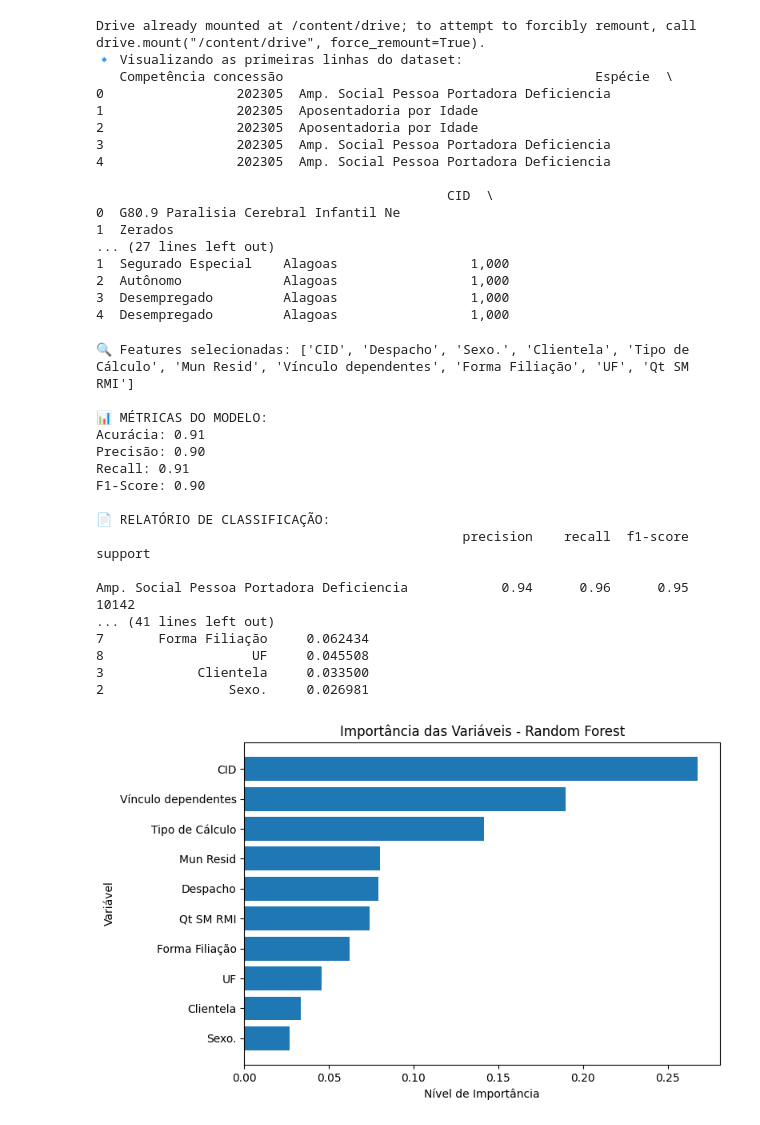
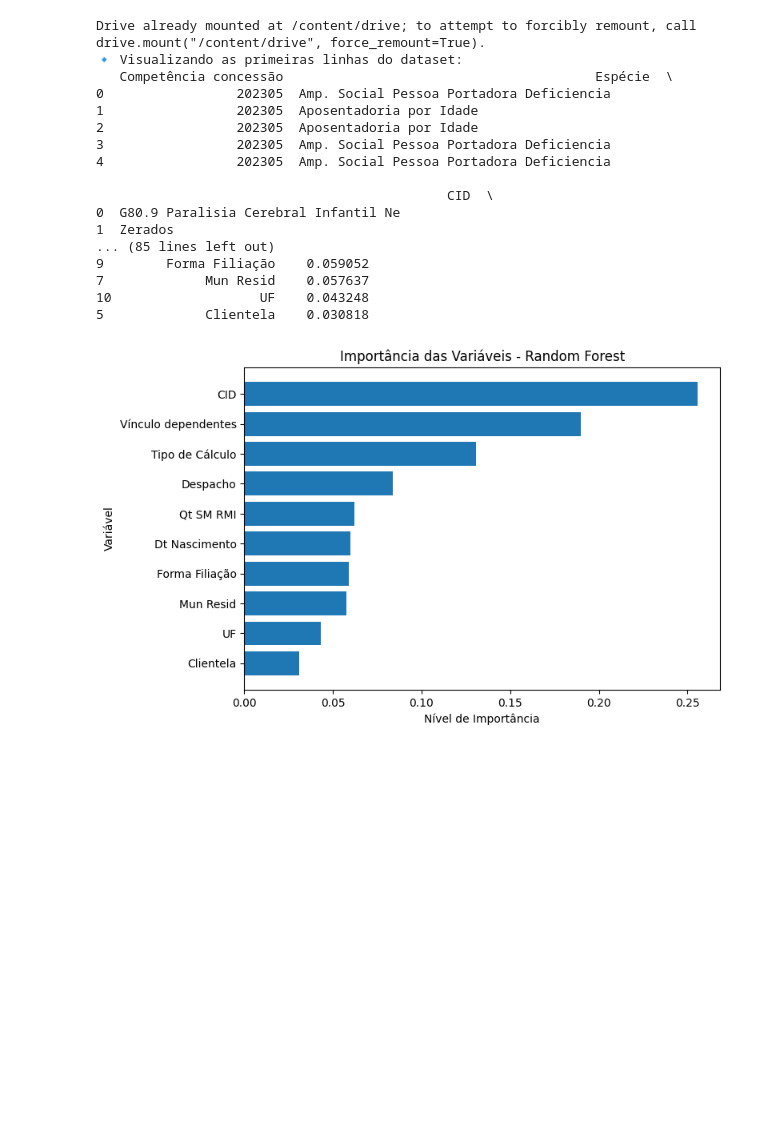
Before and after one commit to kelly-barbosa/ProjetoParteIII-Barbosa, a Jupyter notebook: ProjetoParteIII+Barbosa.ipynb, the cells around one changed output. Saved outputs shown, nothing was run; the diff lists cells and outputs as text; code cells hidden in the pictures; blank space fills up the shorter version.

```diff
--- a/ProjetoParteIII+Barbosa.ipynb
+++ b/ProjetoParteIII+Barbosa.ipynb
@@ -1,6 +1,6 @@
 # %%
 # ==============================
-# PROJETO - MODELAGEM INSS (CORRIGIDO COMPLETO)
+# PROJETO - MODELAGEM INSS (USANDO RANDOM FOREST PARA SELEÇÃO DE FEATURES)
 # ==============================
 
 import pandas as pd
@@ -8,7 +8,6 @@ import warnings
 from google.colab import drive
 from sklearn.model_selection import train_test_split
 from sklearn.preprocessing import LabelEncoder
-from sklearn.feature_selection import SelectKBest, f_classif
 from sklearn.ensemble import RandomForestClassifier
 from sklearn.metrics import accuracy_score, precision_score, recall_score, f1_score, classification_report
 from sklearn.utils.multiclass import unique_labels
@@ -33,8 +32,6 @@ print(df.head(), "\n")
 
 # 4️⃣ Definir variável alvo
 target = 'Espécie'
-
-# Remover linhas sem alvo
 df = df.dropna(subset=[target])
 
 # 5️⃣ Preparar features
@@ -49,21 +46,23 @@ X = df[features]
 y = LabelEncoder().fit_transform(df[target])
 
 # ==============================
-# i) SELEÇÃO DE FEATURES
+# i) SELEÇÃO DE FEATURES COM RANDOM FOREST
 # ==============================
-k = min(10, X.shape[1])
-selector = SelectKBest(score_func=f_classif, k=k)
-X_selected = selector.fit_transform(X, y)
+rf_selector = RandomForestClassifier(random_state=42)
+rf_selector.fit(X, y)
 
-# Nomes das colunas selecionadas
-selected_features = [features[i] for i in range(len(features)) if selector.get_support()[i]]
-print("🔍 Features selecionadas:", selected_features, "\n")
+importances = rf_selector.feature_importances_
+feature_importance = pd.DataFrame({'Feature': features, 'Importance': importances}).sort_values(by='Importance', ascending=False)
+
+# Seleciona top 10 features
+selected_features = feature_importance.head(10)['Feature'].tolist()
+print("🔍 Top 10 features selecionadas pelo Random Forest:", selected_features, "\n")
 
 # ==============================
 # ii) TREINAMENTO DO MODELO
 # ==============================
 X_train, X_test, y_train, y_test = train_test_split(
-    X_selected, y, test_size=0.3, random_state=42
+    X[selected_features], y, test_size=0.3, random_state=42
 )
 
 model = RandomForestClassifier(random_state=42)
@@ -101,62 +100,39 @@ else:
     print("⚠️ O desempenho do modelo foi limitado; é recomendável revisar as variáveis utilizadas e realizar mais tratamento dos dados.")
 
 print("As variáveis selecionadas mostraram-se relevantes para distinguir os tipos de benefícios concedidos.")
 print("Modelos de árvore como o Random Forest são úteis nesse contexto, pois interpretam relações não lineares e interações entre variáveis.\n")
 
 # ==============================
 # v) IMPORTÂNCIA DAS VARIÁVEIS
 # ==============================
-importances = model.feature_importances_
-feature_importance = pd.DataFrame({
-    'Feature': selected_features,
-    'Importância': importances
-}).sort_values(by='Importância', ascending=False)
-
-print("🌲 Importância das variáveis:")
-print(feature_importance, "\n")
+print("🌲 Importância das variáveis (top 10):")
+print(feature_importance.head(10), "\n")
 
 # Gráfico de importância
 plt.figure(figsize=(8,5))
-plt.barh(feature_importance['Feature'], feature_importance['Importância'])
+plt.barh(feature_importance.head(10)['Feature'], feature_importance.head(10)['Importance'])
 plt.gca().invert_yaxis()
 plt.title('Importância das Variáveis - Random Forest')
 plt.xlabel('Nível de Importância')
 plt.ylabel('Variável')
 plt.tight_layout()
 plt.show()
 # %% [output]
 Drive already mounted at /content/drive; to attempt to forcibly remount, call drive.mount("/content/drive", force_remount=True).
 🔹 Visualizando as primeiras linhas do dataset:
    Competência concessão                                        Espécie  \
 0                 202305  Amp. Social Pessoa Portadora Deficiencia
 1                 202305  Aposentadoria por Idade
 2                 202305  Aposentadoria por Idade
 3                 202305  Amp. Social Pessoa Portadora Deficiencia
 4                 202305  Amp. Social Pessoa Portadora Deficiencia
 
                                              CID  \
 0  G80.9 Paralisia Cerebral Infantil Ne
 1  Zerados
-... (27 lines left out)
-1  Segurado Especial    Alagoas                 1,000
-2  Autônomo             Alagoas                 1,000
-3  Desempregado         Alagoas                 1,000
-4  Desempregado         Alagoas                 1,000
+... (85 lines left out)
+9        Forma Filiação    0.059052
+7             Mun Resid    0.057637
+10                   UF    0.043248
+5             Clientela    0.030818
-🔍 Features selecionadas: ['CID', 'Despacho', 'Sexo.', 'Clientela', 'Tipo de Cálculo', 'Mun Resid', 'Vínculo dependentes', 'Forma Filiação', 'UF', 'Qt SM RMI']
-
-📊 MÉTRICAS DO MODELO:
-Acurácia: 0.91
-Precisão: 0.90
-Recall: 0.91
-F1-Score: 0.90
-
-📄 RELATÓRIO DE CLASSIFICAÇÃO:
-                                               precision    recall  f1-score   support
-
-Amp. Social Pessoa Portadora Deficiencia            0.94      0.96      0.95     10142
-... (41 lines left out)
-7       Forma Filiação     0.062434
-8                   UF     0.045508
-3            Clientela     0.033500
-2                Sexo.     0.026981
-[figure, old version]
+[figure, new version]
```
